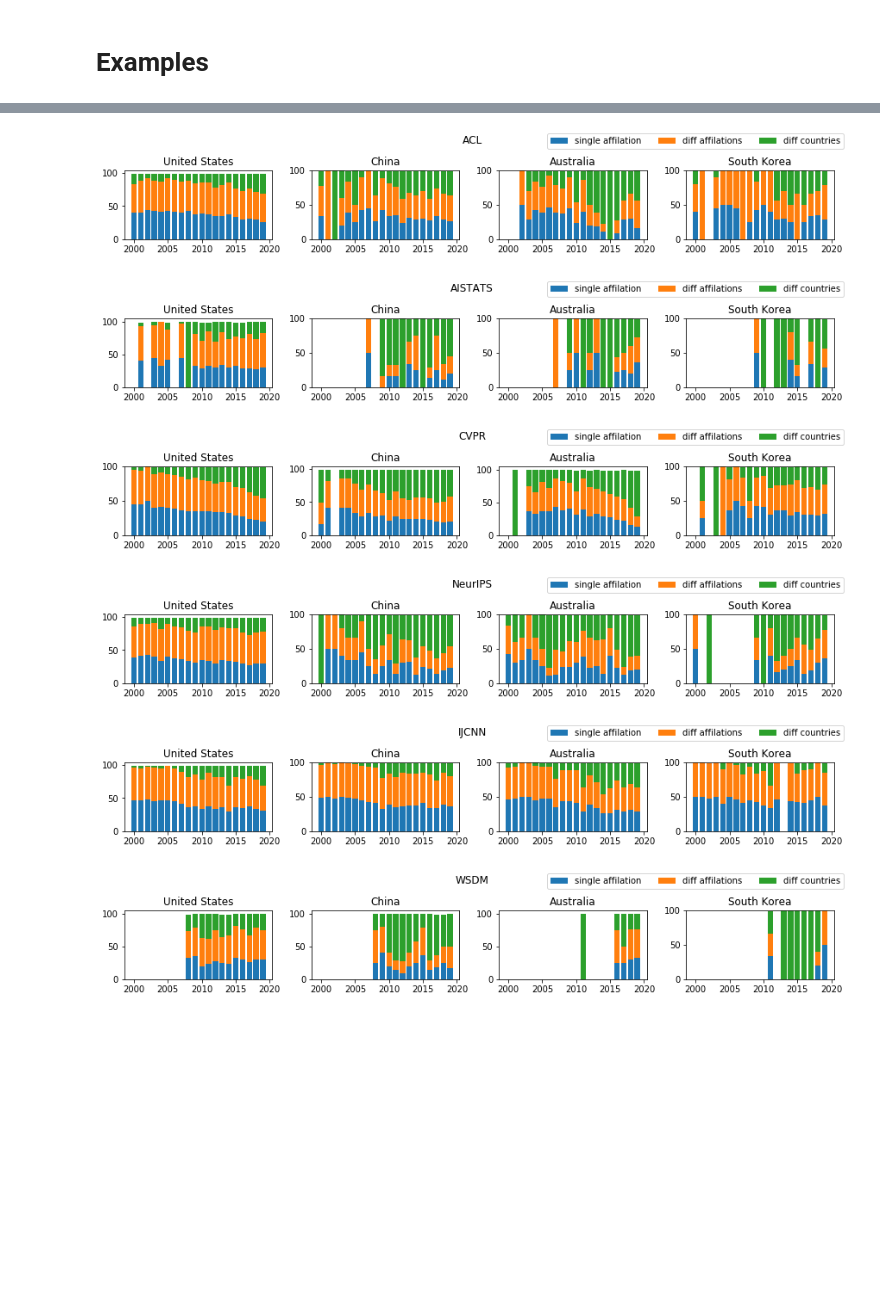
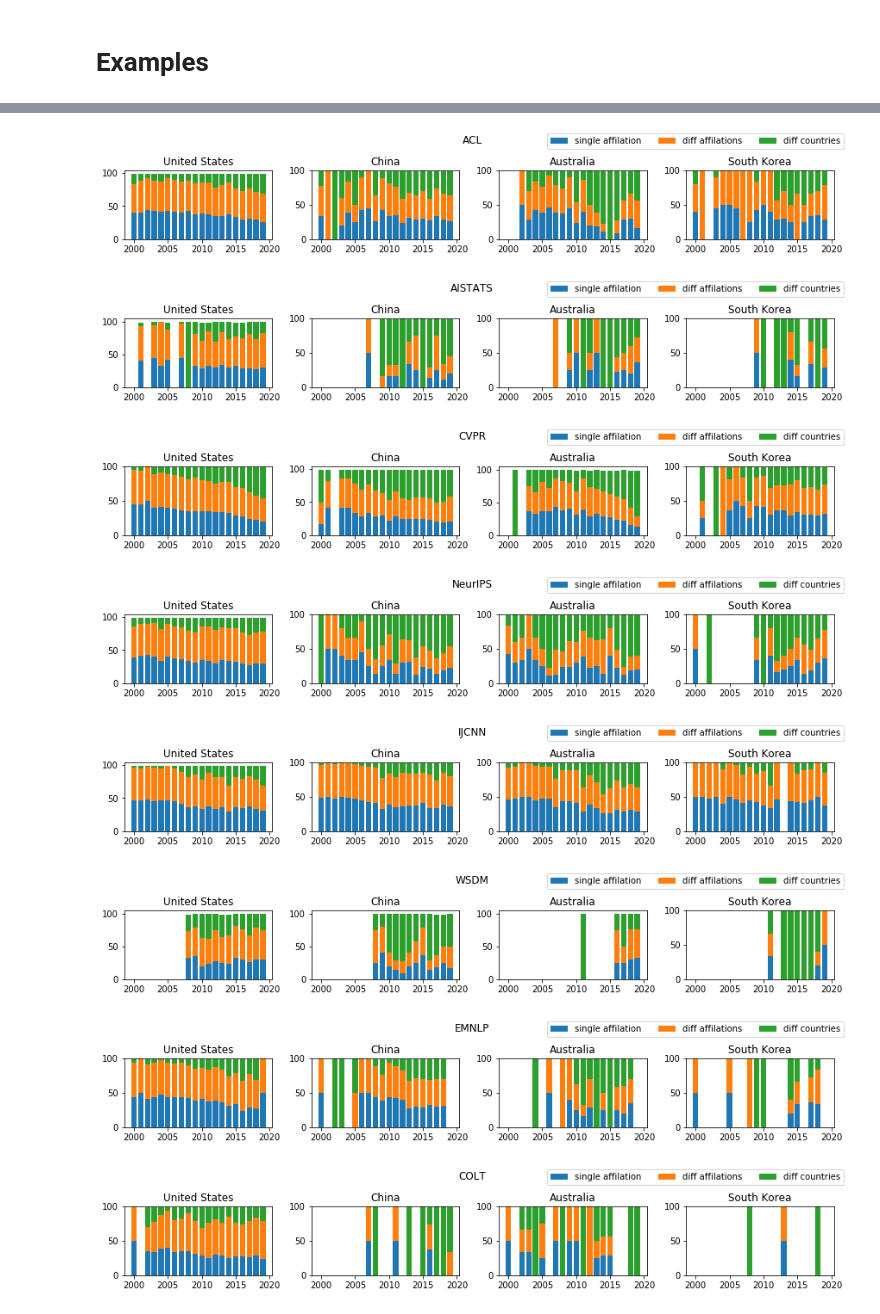
Before and after one commit to shinminjeong/moneymatters, a Jupyter notebook: scripts/Conference Analysis.ipynb, the cells around one changed output, grey strips where cells are left out. Cells and saved outputs as stored; diff of their text form; code cells hidden in the pictures; blank space fills up the shorter version.

```diff
--- a/scripts/Conference Analysis.ipynb
+++ b/scripts/Conference Analysis.ipynb
@@ -151,7 +151,7 @@ Total: 889
 # %% [markdown]
 # Examples
 # %%
-ex_list = ["AAAI", "IJCAI", "ICRA", "ACL", "AISTATS", "CVPR", "NeurIPS", "IJCNN", "WSDM"]
+ex_list = ["AAAI", "IJCAI", "ICRA", "ACL", "AISTATS", "CVPR", "NeurIPS", "IJCNN", "WSDM", "EMNLP", "COLT"]
 countries = ["United States", "China", "Australia", "South Korea"]
 year = range(2000,2020,1)
 confinfo = load_conf_paper(ex_list)
@@ -222,5 +222,5 @@ KIISE: ['2014:S', '2016:S', '2018:S']
 # %%
-ex_list = ["AAAI", "IJCAI", "ICRA", "ACL", "AISTATS", "CVPR", "NeurIPS", "IJCNN", "WSDM"]
+ex_list = ["AAAI", "IJCAI", "ICRA", "ACL", "AISTATS", "CVPR", "NeurIPS", "IJCNN", "WSDM", "EMNLP", "COLT"]
 countries = ["United States", "China", "Australia", "South Korea"]
 year = range(2000,2020,1)
 confinfo = load_conf_paper(ex_list)
@@ -247,30 +247,32 @@ for cc, value in confinfo.items():
                     single_aff += 1
                 if len(set([d[0] for d in data])) == 1: # multiple affilations from the same country c
                     diff_aff += 1
                 else:
                     diff_country += 1
             total_c = single_aff+diff_aff+diff_country
             l_single_aff.append(int(100*single_aff/total_c) if total_c > 0 else 0)
             l_diff_aff.append(int(100*diff_aff/total_c) if total_c > 0 else 0)
             l_diff_country.append(int(100*diff_country/total_c) if total_c > 0 else 0)
 #             print("{}: {}/{}\t-- same aff: {} ({}%), diff aff: {} ({}%), diff country: {} ({}%)"
 #                   .format(y, total_c, len(papers), single_aff, int(100*single_aff/total_c) if total_c > 0 else 0,
 #                           diff_aff, int(100*diff_aff/total_c) if total_c > 0 else 0,
 #                           diff_country, int(100*diff_country/total_c) if total_c > 0 else 0))
         axes[i].bar(year, l_single_aff, label="single affilation")
         axes[i].bar(year, l_diff_aff, bottom=l_single_aff, label="diff affilations")
         axes[i].bar(year, l_diff_country, bottom=[i+j for i,j in zip(l_single_aff, l_diff_aff)], label="diff countries")
         axes[i].set_title(c)
     handles, labels = axes[len(countries)-1].get_legend_handles_labels()
     fig.legend(handles, labels, loc="upper right", ncol=3)
     plt.show()
 # %% [output]
 [figure]
 [figure]
 [figure]
 [figure]
 [figure]
 [figure]
 [figure]
 [figure]
 [figure]
+[figure, added]
+[figure, added]
```
Also changed, not shown: parts of 1 cell of this notebook.
